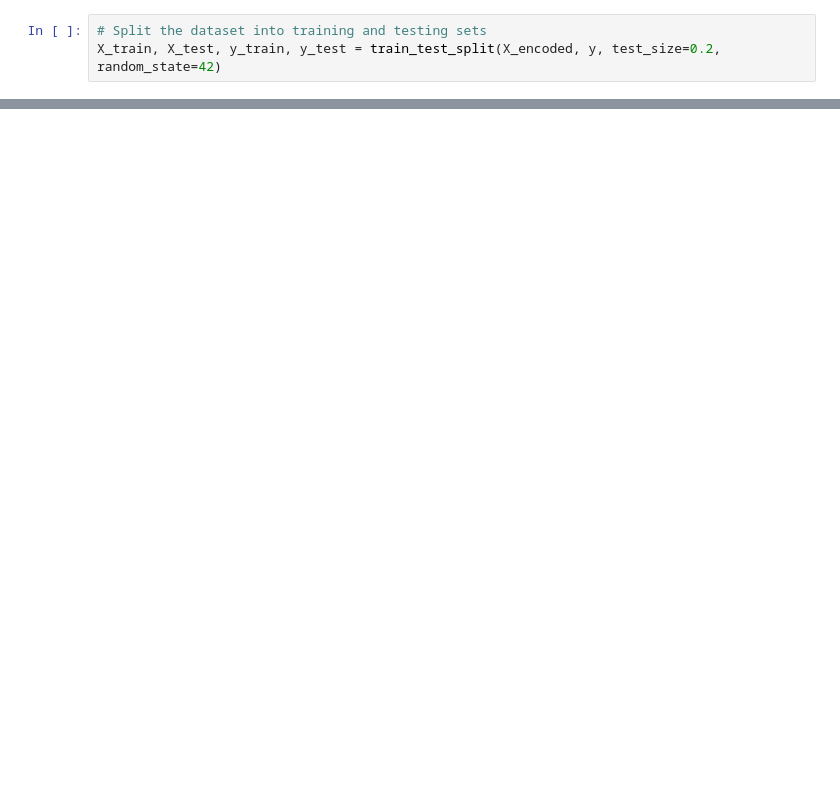
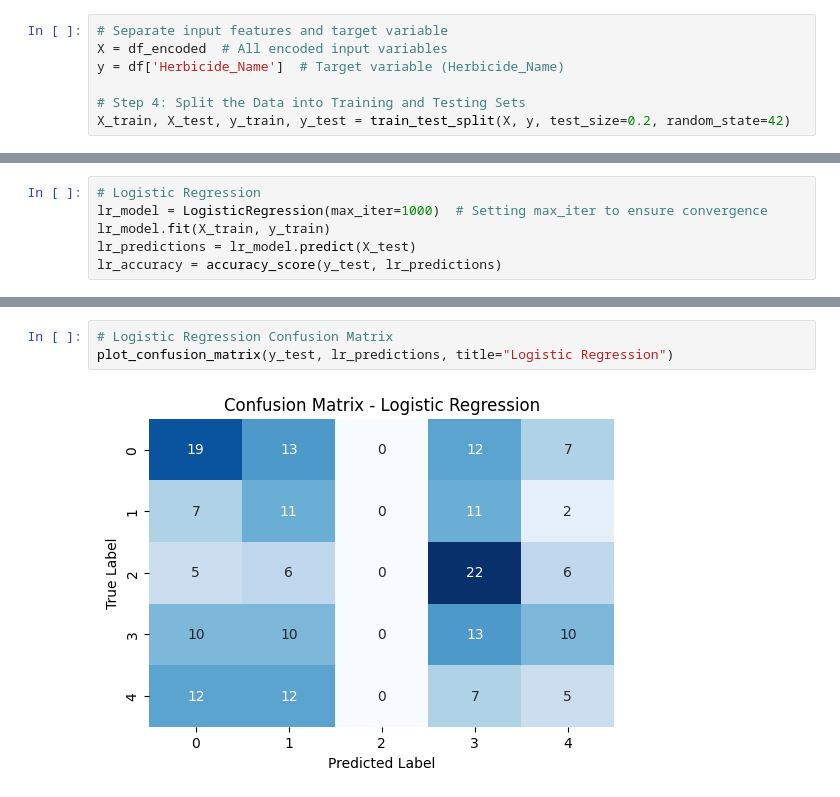
Before and after one commit to kishan20-00/Drug_detector, a Jupyter notebook: herbicide_detect/model.ipynb, the cells around one changed output, grey strips where cells are left out. Cells and saved outputs as stored; diff of their text form; blank space fills up the shorter version.

```diff
--- a/herbicide_detect/model.ipynb
+++ b/herbicide_detect/model.ipynb
@@ -44,3 +32,7 @@ dtype: object
 # %%
-# Split the dataset into training and testing sets
-X_train, X_test, y_train, y_test = train_test_split(X_encoded, y, test_size=0.2, random_state=42)
+# Separate input features and target variable
+X = df_encoded  # All encoded input variables
+y = df['Herbicide_Name']  # Target variable (Herbicide_Name)
+
+# Step 4: Split the Data into Training and Testing Sets
+X_train, X_test, y_train, y_test = train_test_split(X, y, test_size=0.2, random_state=42)
@@ -73,0 +53,6 @@ weighted avg       0.12      0.12      0.12       200
+# %%
+# Logistic Regression
+lr_model = LogisticRegression(max_iter=1000)  # Setting max_iter to ensure convergence
+lr_model.fit(X_train, y_train)
+lr_predictions = lr_model.predict(X_test)
+lr_accuracy = accuracy_score(y_test, lr_predictions)
@@ -199,0 +93,5 @@ ValueError: y contains previously unseen labels: ['Propanil']
+# %%
+# Logistic Regression Confusion Matrix
+plot_confusion_matrix(y_test, lr_predictions, title="Logistic Regression")
+# %% [output]
+[figure, added]
```
Also changed, not shown: parts of 22 cells of this notebook, 41 other files.
